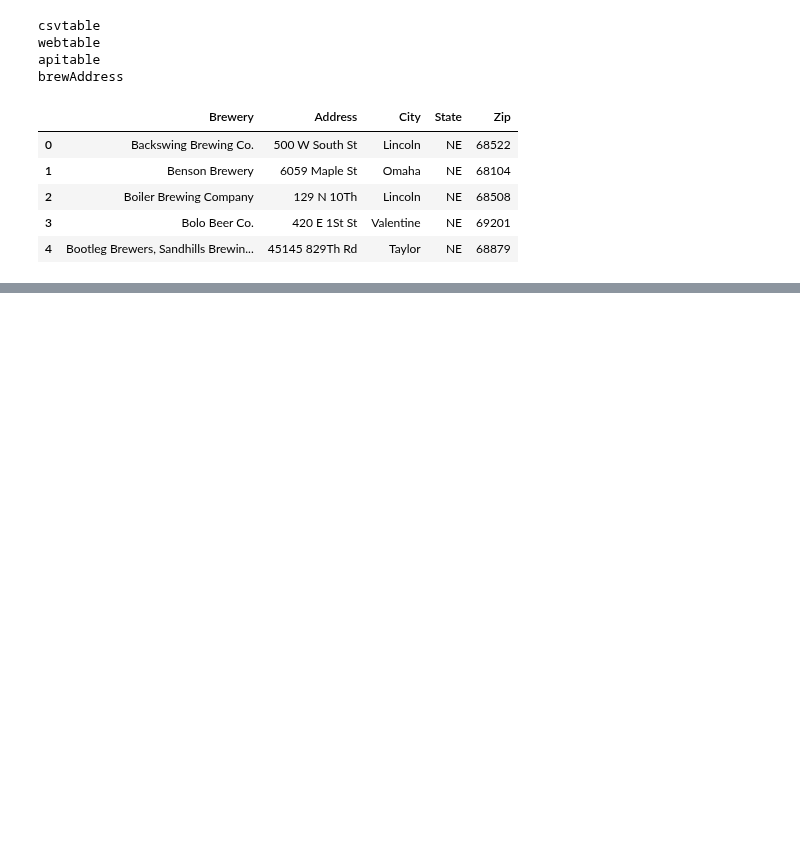
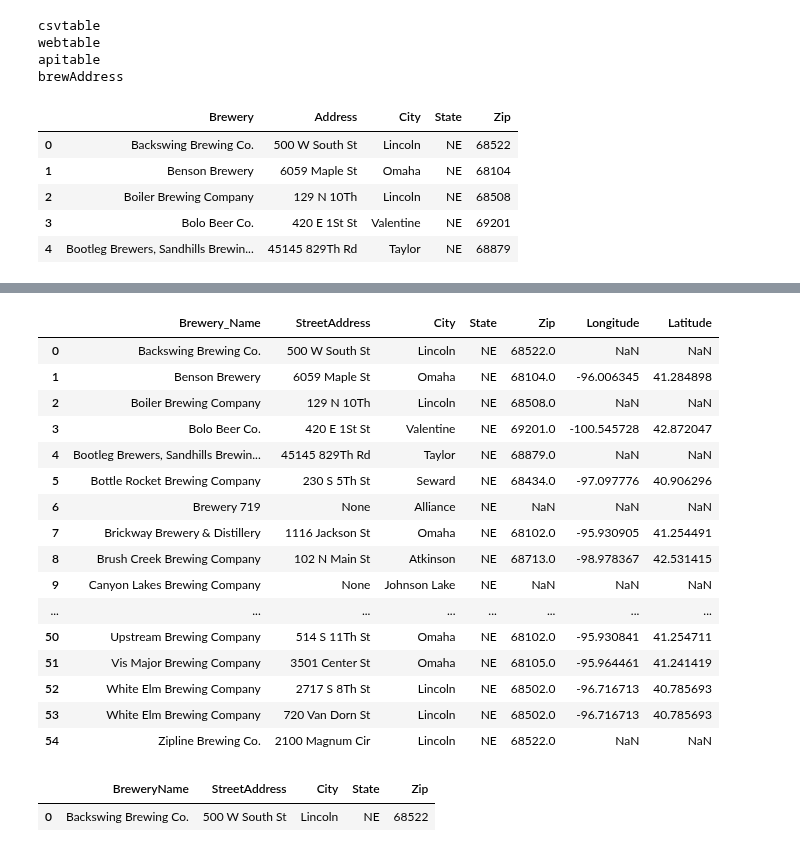
Before and after one commit to ScottBreitbach/DSC540, a Jupyter notebook: Final Project/DBTest1.ipynb, the cells around one changed output, grey strips where cells are left out. Saved outputs shown, nothing was run; the diff lists cells and outputs as text; code cells hidden in the pictures; blank space fills up the shorter version.

```diff
--- a/Final Project/DBTest1.ipynb
+++ b/Final Project/DBTest1.ipynb
@@ -1192,3 +1194,5 @@ apiData = removeGC(apiData, 'BreweryName')
+# %%
+apiData.loc[apiData['BreweryName'] == 'Code Beer Company', ['Zip']] = 68510
 # %% [markdown]
 ## Load DataFrames into an SQL Database
 # %%
@@ -1384,0 +1557,28 @@ brewsWithAddress.head()
+# %%
+pd.read_sql_query("SELECT webTable.Brewery_Name, brewAddress.StreetAddress, webTable.City, webTable.State, brewAddress.Zip, csvTable.Longitude, csvTable.Latitude "
+                  "FROM webTable "
+                  "LEFT JOIN brewAddress ON webTable.Brewery_Name = brewAddress.BreweryName AND webTable.City = brewAddress.City "
+                  "LEFT JOIN csvTable ON webTable.Brewery_Name = csvTable.Brewery_Name AND webTable.City = csvTable.City;", conn)
+# %% [output]
+|  | Brewery_Name | StreetAddress | City | State | Zip | Longitude | Latitude |
+| 0 | Backswing Brewing Co. | 500 W South St | Lincoln | NE | 68522.0 | NaN | NaN |
+| 1 | Benson Brewery | 6059 Maple St | Omaha | NE | 68104.0 | -96.006345 | 41.284898 |
+| 2 | Boiler Brewing Company | 129 N 10Th | Lincoln | NE | 68508.0 | NaN | NaN |
+| 3 | Bolo Beer Co. | 420 E 1St St | Valentine | NE | 69201.0 | -100.545728 | 42.872047 |
+| 4 | Bootleg Brewers, Sandhills Brewin... | 45145 829Th Rd | Taylor | NE | 68879.0 | NaN | NaN |
+| 5 | Bottle Rocket Brewing Company | 230 S 5Th St | Seward | NE | 68434.0 | -97.097776 | 40.906296 |
+| 6 | Brewery 719 | None | Alliance | NE | NaN | NaN | NaN |
+| 7 | Brickway Brewery & Distillery | 1116 Jackson St | Omaha | NE | 68102.0 | -95.930905 | 41.254491 |
+| 8 | Brush Creek Brewing Company | 102 N Main St | Atkinson | NE | 68713.0 | -98.978367 | 42.531415 |
+| 9 | Canyon Lakes Brewing Company | None | Johnson Lake | NE | NaN | NaN | NaN |
+| ... | ... | ... | ... | ... | ... | ... | ... |
+| 50 | Upstream Brewing Company | 514 S 11Th St | Omaha | NE | 68102.0 | -95.930841 | 41.254711 |
+| 51 | Vis Major Brewing Company | 3501 Center St | Omaha | NE | 68105.0 | -95.964461 | 41.241419 |
+| 52 | White Elm Brewing Company | 2717 S 8Th St | Lincoln | NE | 68502.0 | -96.716713 | 40.785693 |
+| 53 | White Elm Brewing Company | 720 Van Dorn St | Lincoln | NE | 68502.0 | -96.716713 | 40.785693 |
+| 54 | Zipline Brewing Co. | 2100 Magnum Cir | Lincoln | NE | 68522.0 | NaN | NaN |
+# %%
+pd.read_sql_query("SELECT * FROM brewAddress LIMIT 1", conn)
+# %% [output]
+|  | BreweryName | StreetAddress | City | State | Zip |
+| 0 | Backswing Brewing Co. | 500 W South St | Lincoln | NE | 68522 |
```
Also changed, not shown: parts of 25 cells of this notebook, 3 other files.
